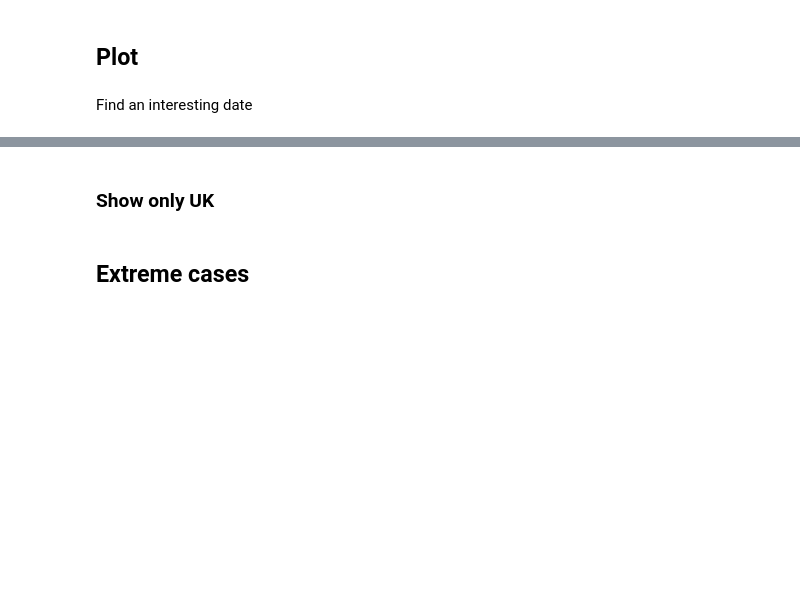
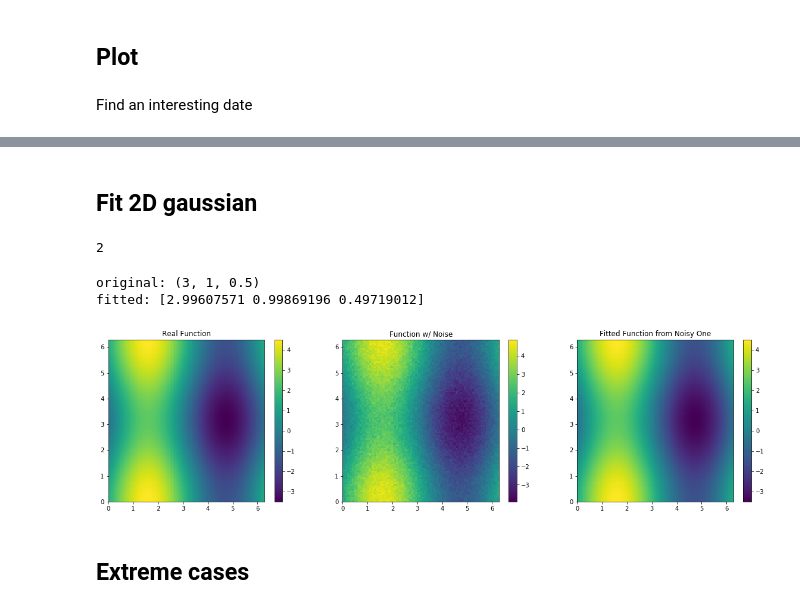
Before and after one commit to escience-academy/2018-06-25-UK-MetOffice-Summer-school, a Jupyter notebook: notebook/statistics.ipynb, the cells around one changed output, grey strips where cells are left out. Drawn from its saved outputs; the diff is of its cells as text; code cells hidden in the pictures; blank space fills up the shorter version.

```diff
--- a/notebook/statistics.ipynb
+++ b/notebook/statistics.ipynb
@@ -311,2 +259,0 @@ plt.show()
-# %% [markdown]
-### Show only UK
@@ -336,3 +260,62 @@ plt.show()
+# %% [markdown]
+## Fit 2D gaussian
+# %%
+np.ndim(pr[178,:,:])
+#pr[178,0:5,0:5]
+# %% [output]
+2
+# %%
+# curvefit with non linear least squares (curve_fit function)
+from scipy.optimize import curve_fit
+
+def func(x, a, b, c):
+    return a*np.sin(x[0])+b*np.cos(x[1])+c
+
+limits = [0, 2*np.pi, 0, 2*np.pi]  # [x1_min, x1_max, x2_min, x2_max]
+side_x = np.linspace(limits[0], limits[1], 100)
+side_y = np.linspace(limits[2], limits[3], 100)
+X1, X2 = np.meshgrid(side_x, side_y)
+size = X1.shape
+x1_1d = X1.reshape((1, np.prod(size)))
+x2_1d = X2.reshape((1, np.prod(size)))
+
+xdata = np.vstack((x1_1d, x2_1d))
+original = (3, 1, 0.5)
+z = func(xdata, *original)
+Z = z.reshape(size)
+z_noise = z + .2*np.random.randn(len(z))
+Z_noise = z_noise.reshape(size)
+
+ydata = z_noise
+popt, pcov = curve_fit(func, xdata, ydata)
+#print "original: {}\nfitted: {}".format(original, popt)
+print ("original:", original, "\nfitted:", popt)
+z_fit = func(xdata, *popt)
+Z_fit = z_fit.reshape(size)
+
+# Plot it
+plt.figure(figsize=(20, 5))
+plt.subplot(1, 3, 1)
+plt.title("Real Function")
+plt.pcolormesh(X1, X2, Z)
+plt.axis(limits)
+plt.colorbar()
+plt.subplot(1, 3, 2)
+plt.title("Function w/ Noise")
+plt.pcolormesh(X1, X2, Z_noise)
+plt.axis(limits)
+plt.colorbar()
+plt.subplot(1, 3, 3)
+plt.title("Fitted Function from Noisy One")
+plt.pcolormesh(X1, X2, Z_fit)
+plt.axis(limits)
+plt.colorbar()
+
+plt.show()
+# %% [output]
+original: (3, 1, 0.5)
+fitted: [2.99607571 0.99869196 0.49719012]
+[figure, added]
 # %% [markdown]
 ## Extreme cases
 # %%
```
Also changed, not shown: parts of 51 cells of this notebook, 15 other files.
